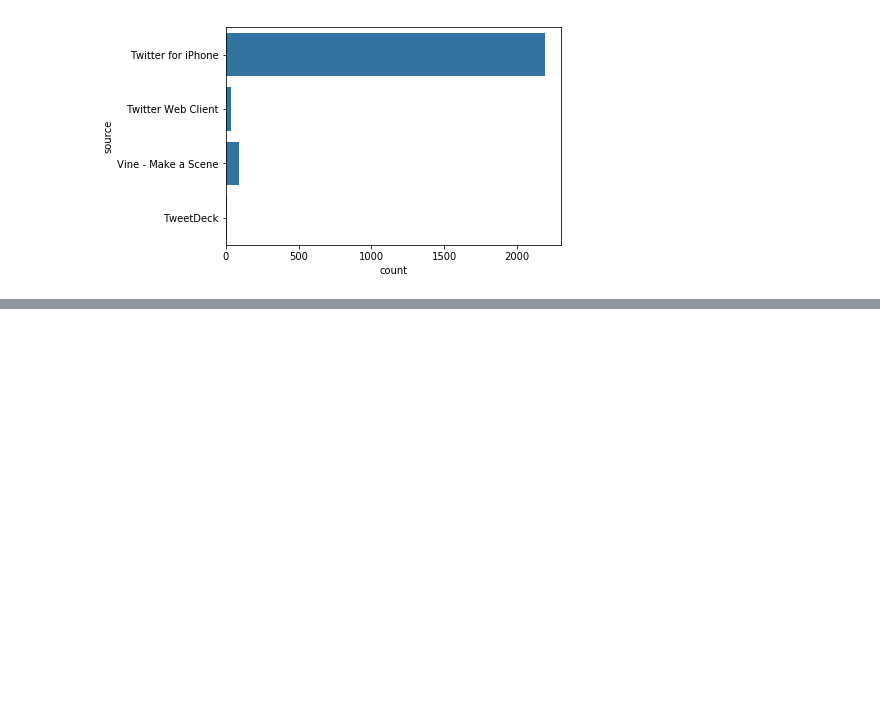
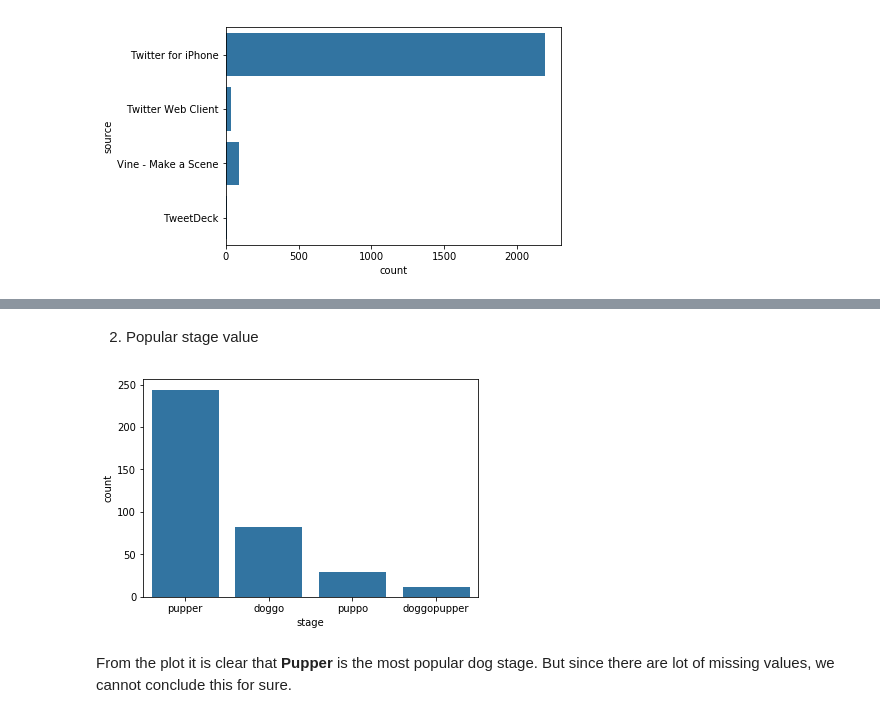
Before and after one commit to akshaybogar/WeRateDogs, a Jupyter notebook: WeRateDogs.ipynb, the cells around one changed output, grey strips where cells are left out. Cells and saved outputs as stored; diff of their text form; code cells hidden in the pictures; blank space fills up the shorter version.

Commit message:
Most popular dog stage

```diff
--- a/WeRateDogs.ipynb
+++ b/WeRateDogs.ipynb
@@ -735,0 +747,9 @@ sb.countplot(data=twitter_arch, y='source', color=base_color);
+# %% [markdown]
+2. Popular stage value
+# %%
+stage_order = twitter_arch.stage.value_counts().head(4).index
+sb.countplot(data=twitter_arch,x='stage',order=stage_order,color=base_color);
+# %% [output]
+[figure, added]
+# %% [markdown]
+From the plot it is clear that **Pupper** is the most popular dog stage. But since there are lot of missing values, we cannot conclude this for sure.
```
Also changed, not shown: parts of 8 cells of this notebook.
